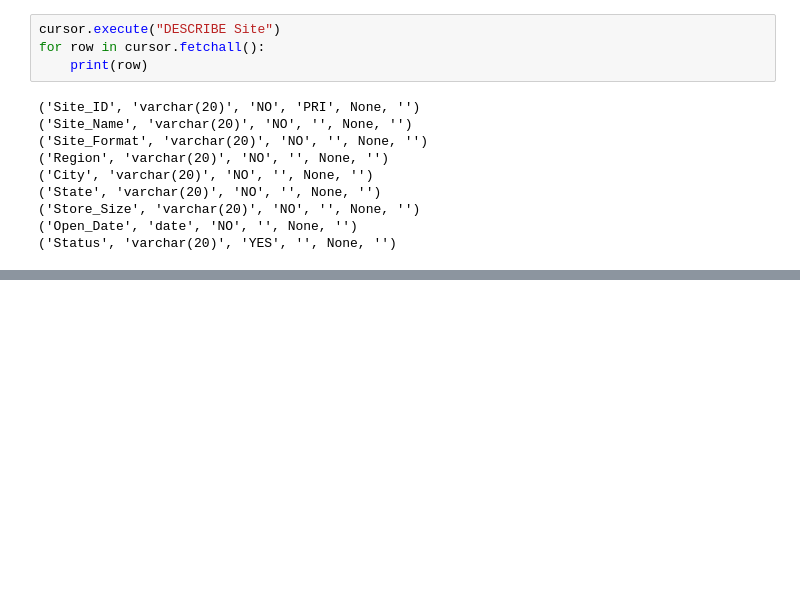
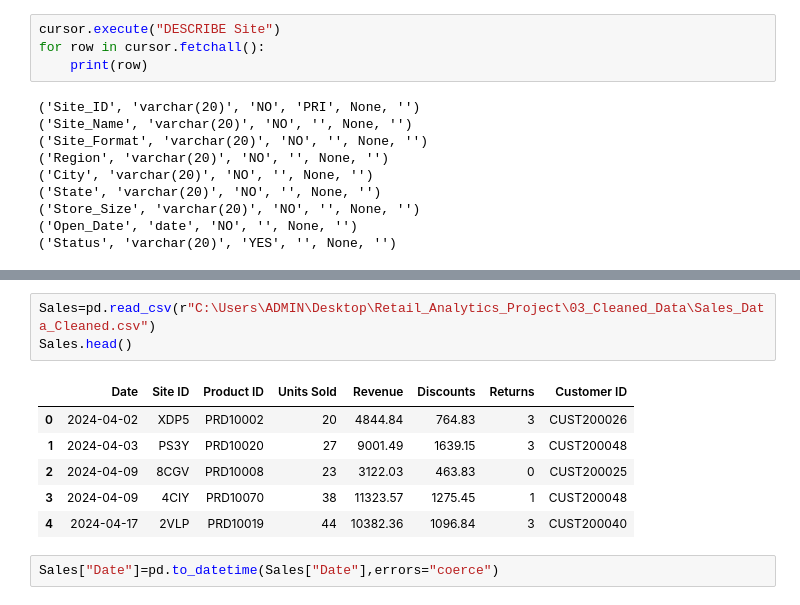
Before and after one commit to jayashreebaskaran21-glitch/Retail-Analytics-Project, a Jupyter notebook: 10_Notebooks/02_SQL_Connection.ipynb, the cells around one changed output, grey strips where cells are left out. Saved outputs shown, nothing was run; the diff lists cells and outputs as text; blank space fills up the shorter version.

```diff
--- a/10_Notebooks/02_SQL_Connection.ipynb
+++ b/10_Notebooks/02_SQL_Connection.ipynb
@@ -298,0 +695,12 @@ for row in cursor.fetchall():
+# %%
+Sales=pd.read_csv(r"C:\Users\ADMIN\Desktop\Retail_Analytics_Project\03_Cleaned_Data\Sales_Data_Cleaned.csv")
+Sales.head()
+# %% [output]
+|  | Date | Site ID | Product ID | Units Sold | Revenue | Discounts | Returns | Customer ID |
+| 0 | 2024-04-02 | XDP5 | PRD10002 | 20 | 4844.84 | 764.83 | 3 | CUST200026 |
+| 1 | 2024-04-03 | PS3Y | PRD10020 | 27 | 9001.49 | 1639.15 | 3 | CUST200048 |
+| 2 | 2024-04-09 | 8CGV | PRD10008 | 23 | 3122.03 | 463.83 | 0 | CUST200025 |
+| 3 | 2024-04-09 | 4CIY | PRD10070 | 38 | 11323.57 | 1275.45 | 1 | CUST200048 |
+| 4 | 2024-04-17 | 2VLP | PRD10019 | 44 | 10382.36 | 1096.84 | 3 | CUST200040 |
+# %%
+Sales["Date"]=pd.to_datetime(Sales["Date"],errors="coerce")
```
Also changed, not shown: parts of 40 cells of this notebook.
